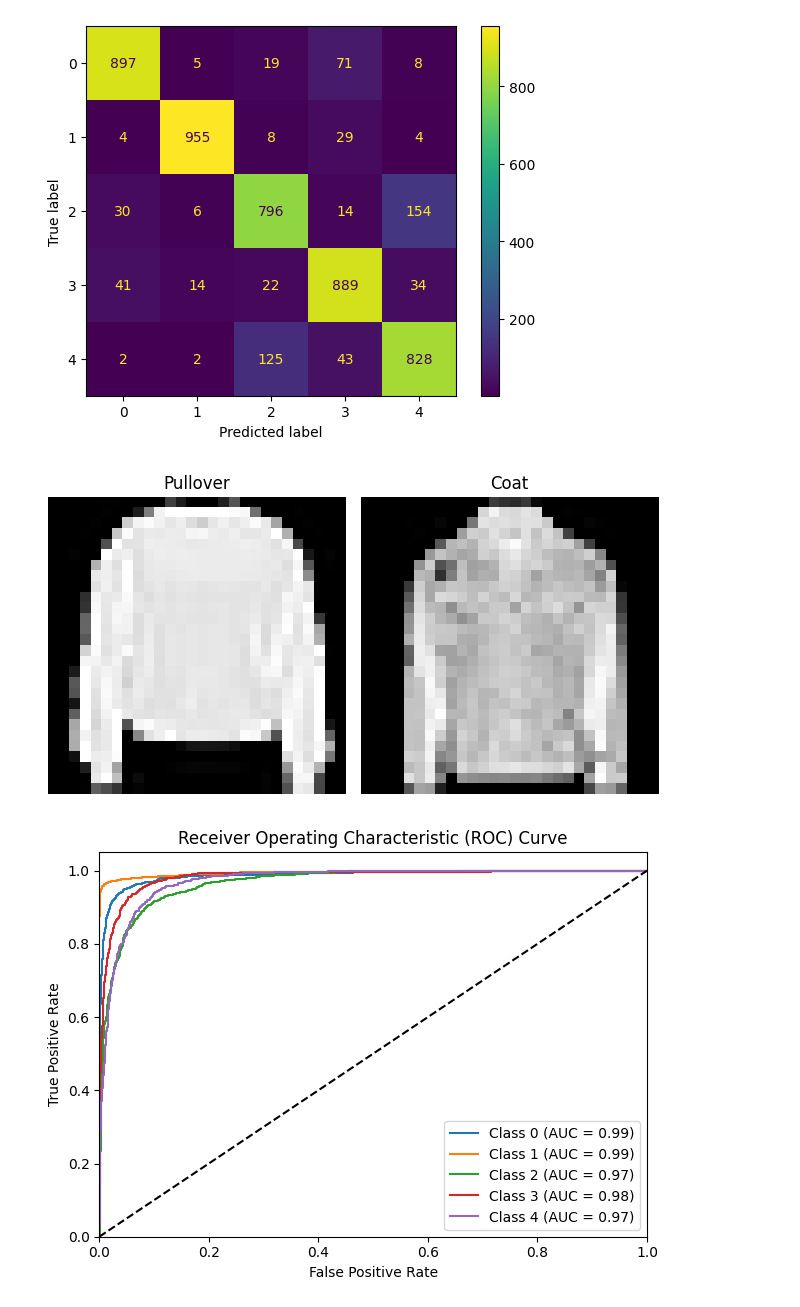
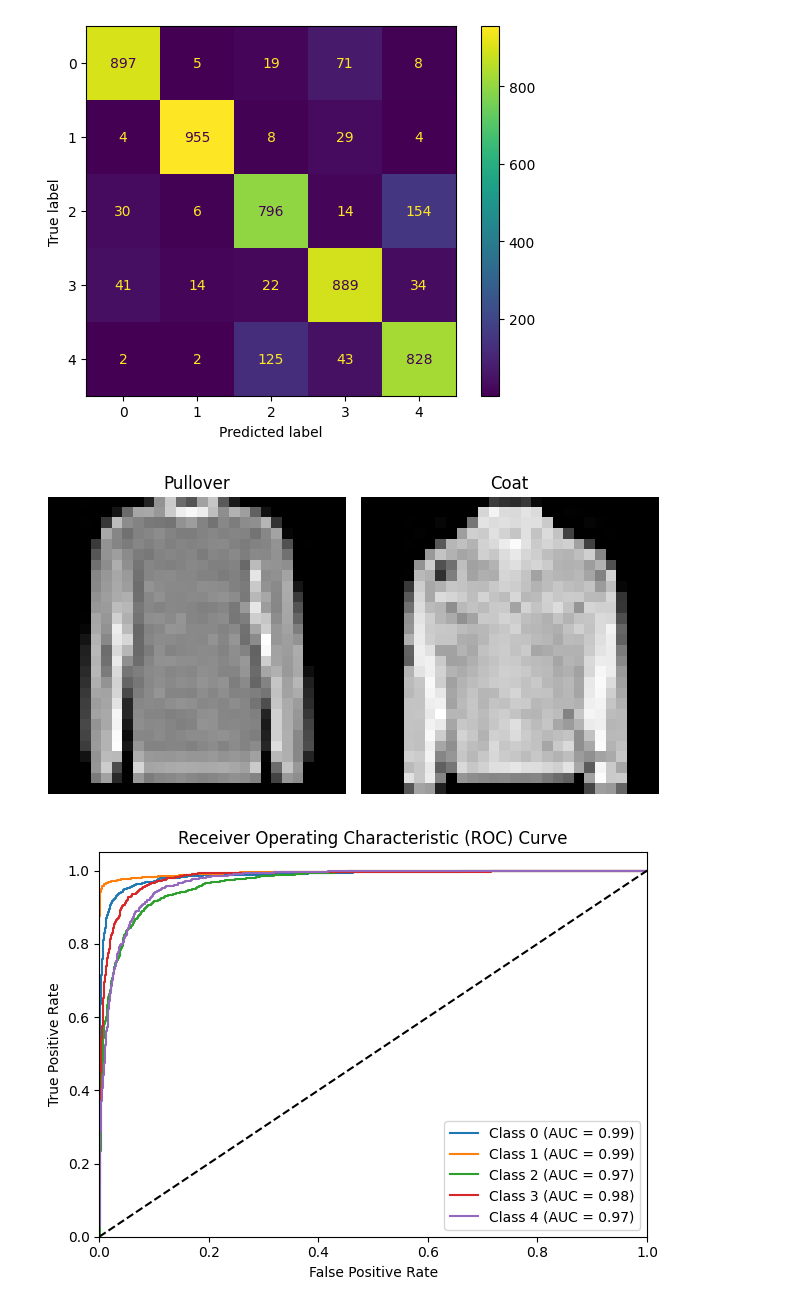
Before and after one commit to 3ab3z2/Machine-fashion-model-mnist, a Jupyter notebook: 20241203-fashion.ipynb, the cells around one changed output. Cells and saved outputs as stored; diff of their text form; code cells hidden in the pictures.

```diff
--- a/20241203-fashion.ipynb
+++ b/20241203-fashion.ipynb
@@ -201,17 +233,17 @@ weighted avg       0.87      0.87      0.87      5000
 [figure]
 # %%
 plt.subplot(1, 2, 1)
-plt.imshow(df_trn[df_trn['label']==2].iloc[1, 1:].values.reshape(28, 28), cmap='gray')
+plt.imshow(df_trn[df_trn['label']==2].iloc[4, 1:].values.reshape(28, 28), cmap='gray')
 plt.title('Pullover')
 plt.axis('off')
 plt.subplot(1, 2, 2)
 plt.imshow(df_trn[df_trn['label']==4].iloc[4, 1:].values.reshape(28, 28), cmap='gray')
 plt.title('Coat')
 plt.axis('off')
 plt.tight_layout()
 plt.show()
 # %% [output]
-[figure, old version]
+[figure, new version]
 # %%
 model_roc(lr)
 # %% [output]
```
Also changed, not shown: parts of 9 cells of this notebook.
